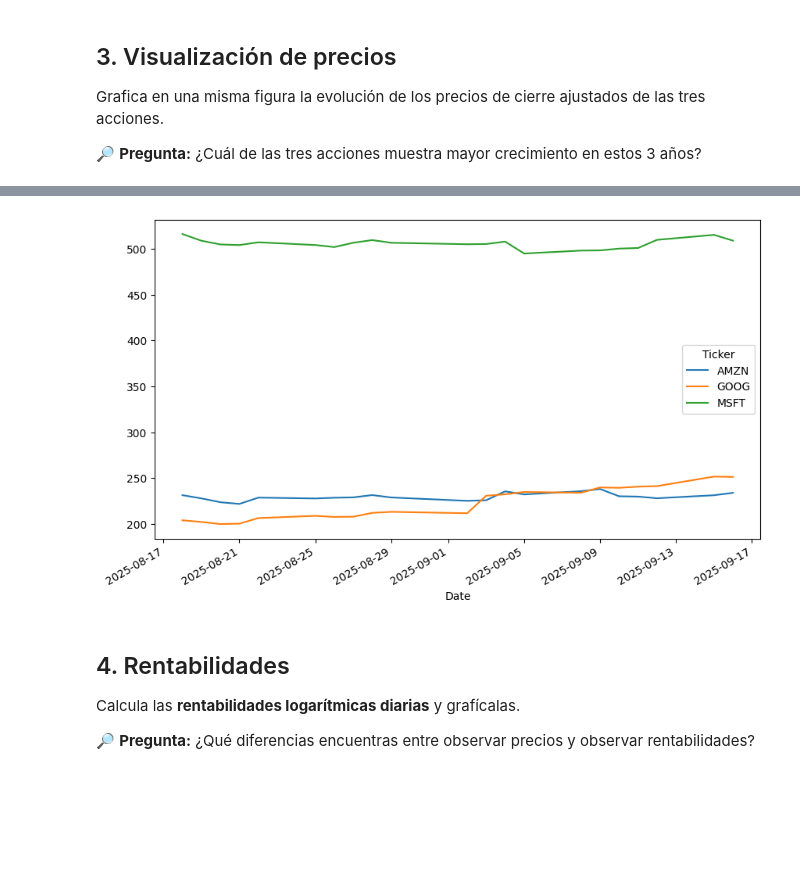
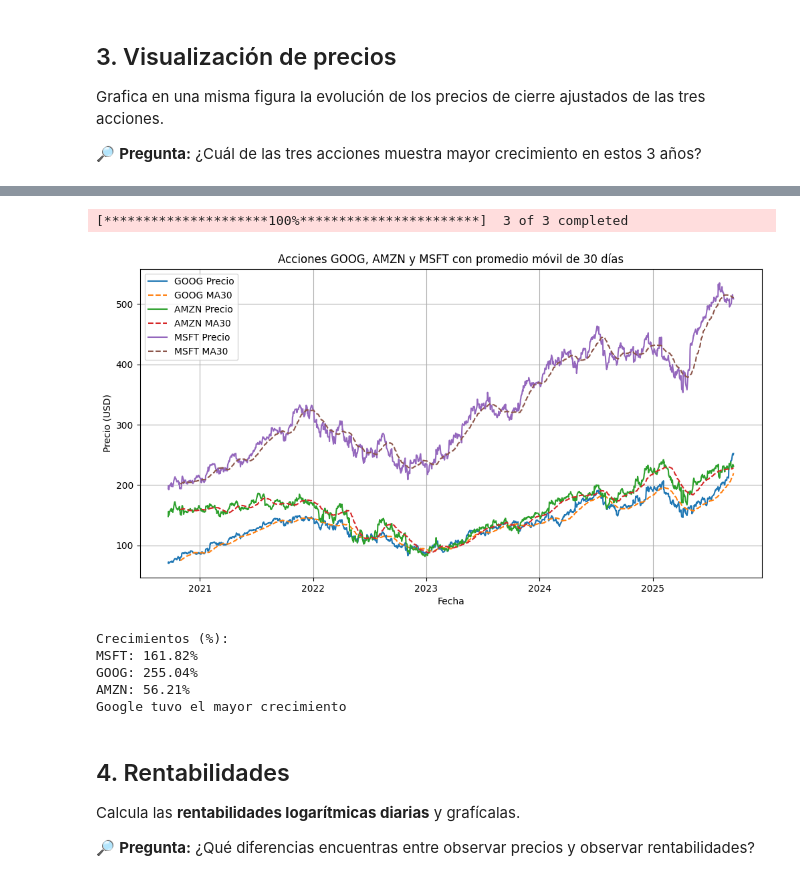
Before and after one commit to apicozuluaga-bit/LENGUAJES-DE-PROGRAMACION, a Jupyter notebook: Taller_Portafolio_Estudiantes (1).ipynb, the cells around one changed output, grey strips where cells are left out. Saved outputs shown, nothing was run; the diff lists cells and outputs as text; code cells hidden in the pictures; blank space fills up the shorter version.

```diff
--- a/Taller_Portafolio_Estudiantes (1).ipynb
+++ b/Taller_Portafolio_Estudiantes (1).ipynb
@@ -76,8 +47,56 @@ import plotly.express as px
-# %%
-datos.px
-plt.show()
-# %% [output]
-[figure, removed]
+# %%
+import yfinance as yf
+import matplotlib.pyplot as plt
+
+# Descargar datos de los últimos 5 años
+acciones = ["GOOG", "AMZN", "MSFT"]
+datos = yf.download(tickers=acciones, period="5y")["Close"]
+
+# Calcular promedio móvil de 30 días para cada acción
+MA30 = datos.rolling(window=30).mean()
+
+# Graficar todas en una sola figura
+plt.figure(figsize=(12,6))
+for ticker in acciones:
+    plt.plot(datos.index, datos[ticker], label=f"{ticker} Precio")
+    plt.plot(MA30.index, MA30[ticker], linestyle="--", label=f"{ticker} MA30")
+
+plt.title("Acciones GOOG, AMZN y MSFT con promedio móvil de 30 días")
+plt.xlabel("Fecha")
+plt.ylabel("Precio (USD)")
+plt.legend()
+plt.grid(True)
+plt.show()
+# %% [output]
+[*********************100%***********************]  3 of 3 completed
+[figure, added]
+# %%
+# Calcular el crecimiento porcentual de cada acción
+crec_msft = (datos["MSFT"].iloc[-1] / datos["MSFT"].iloc[0] - 1) * 100
+crec_goog = (datos["GOOG"].iloc[-1] / datos["GOOG"].iloc[0] - 1) * 100
+crec_amzn = (datos["AMZN"].iloc[-1] / datos["AMZN"].iloc[0] - 1) * 100
+
+# Mostrar crecimientos
+print("Crecimientos (%):")
+
+print(f"MSFT: {crec_msft:.2f}%")
+print(f"GOOG: {crec_goog:.2f}%")
+print(f"AMZN: {crec_amzn:.2f}%")
+
+if crec_msft > crec_goog and crec_msft > crec_amzn:
+    print("Microsoft tuvo el mayor crecimiento")
+elif crec_goog > crec_msft and crec_goog > crec_amzn:
+    print("Google tuvo el mayor crecimiento")
+elif crec_amzn > crec_goog and crec_amzn > crec_msft:
+    print("Amazon tuvo el mayor crecimiento")
+else:
+    print("Hay un empate en el crecimiento")
+# %% [output]
+Crecimientos (%):
+MSFT: 161.82%
+GOOG: 255.04%
+AMZN: 56.21%
+Google tuvo el mayor crecimiento
 # %% [markdown]
 ## 4. Rentabilidades
 Calcula las **rentabilidades logarítmicas diarias** y grafícalas.
```
Also changed, not shown: parts of 7 cells of this notebook.
